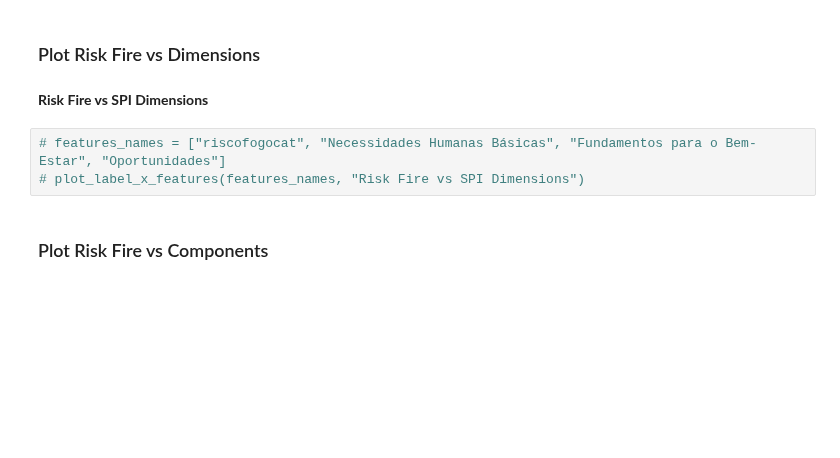
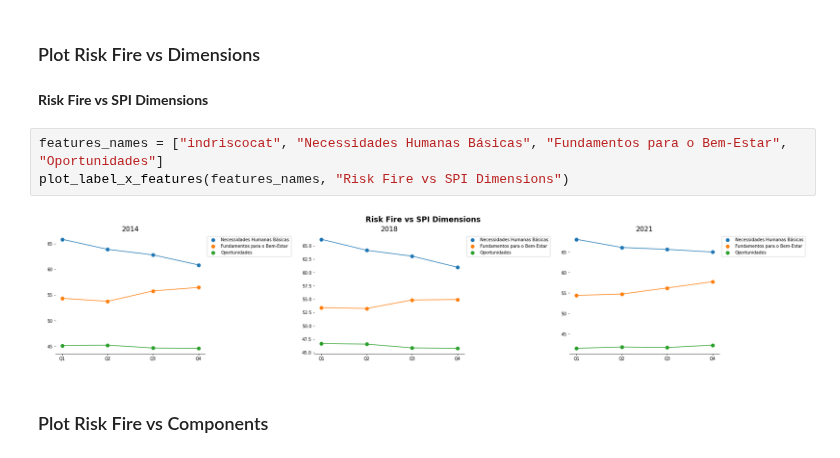
Before and after one commit to faustofcjr/amazon-social-progress, a Jupyter notebook: 03_data_exploration_indicadoriscocat.ipynb, the cells around one changed output. Saved outputs shown, nothing was run; the diff lists cells and outputs as text; blank space fills up the shorter version.

```diff
--- a/03_data_exploration_indicadoriscocat.ipynb
+++ b/03_data_exploration_indicadoriscocat.ipynb
@@ -165,8 +108,10 @@ __Risk Fire vs IPS Amazônia__
 # %% [markdown]
 __Risk Fire vs SPI Dimensions__
 # %%
-# features_names = ["riscofogocat", "Necessidades Humanas Básicas", "Fundamentos para o Bem-Estar", "Oportunidades"]
-# plot_label_x_features(features_names, "Risk Fire vs SPI Dimensions")
+features_names = ["indriscocat", "Necessidades Humanas Básicas", "Fundamentos para o Bem-Estar", "Oportunidades"]
+plot_label_x_features(features_names, "Risk Fire vs SPI Dimensions")
+# %% [output]
+[figure, added]
 # %% [markdown]
 ### Plot Risk Fire vs Components
 # %% [markdown]
```
Also changed, not shown: parts of 10 cells of this notebook, 7 other files.
